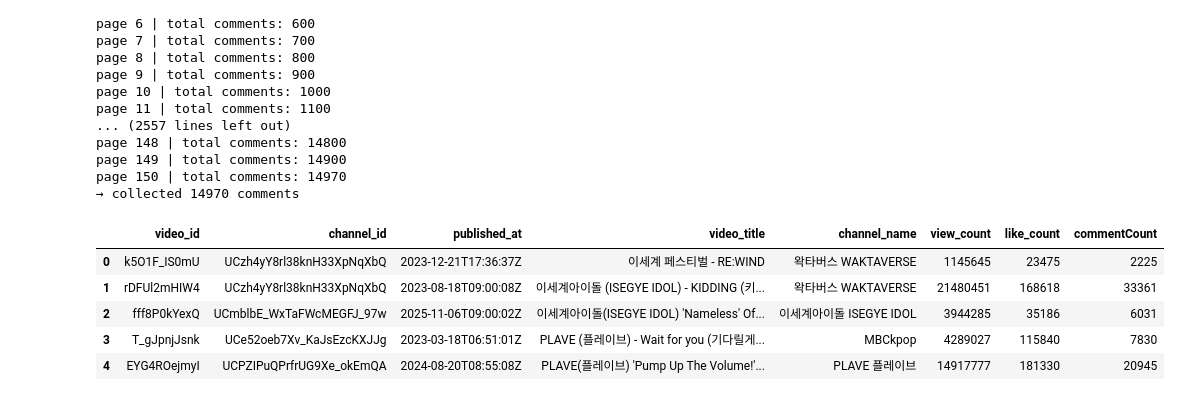
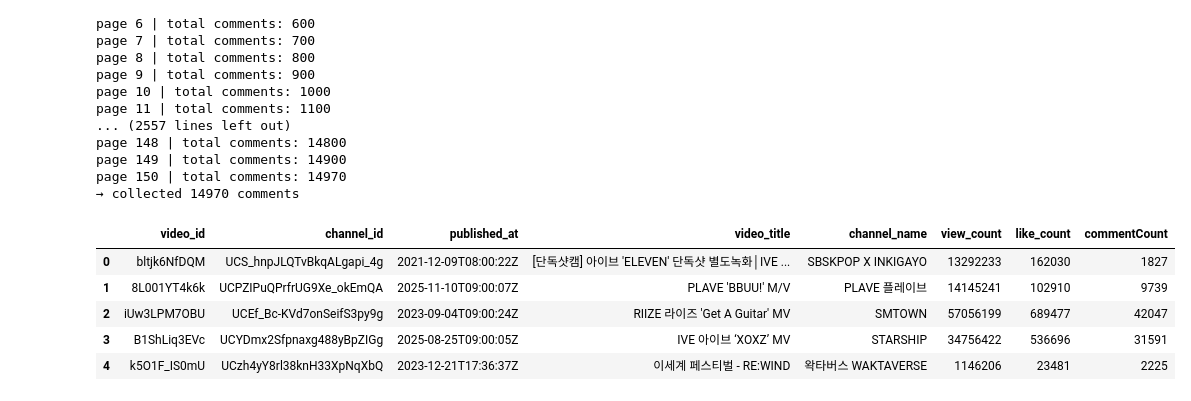
Before and after one commit to PotenUP3-DA-Team4/DA_AI_Jobs, a Jupyter notebook: chwonjae/notebooks/01_api_video_meta.ipynb, the cells around one changed output. Cells and saved outputs as stored; diff of their text form; code cells hidden in the pictures.

Commit message:
add and modify metadata missing video crawling

```diff
--- a/chwonjae/notebooks/01_api_video_meta.ipynb
+++ b/chwonjae/notebooks/01_api_video_meta.ipynb
@@ -35,19 +35,6 @@ driver
 driver.title
 # %% [output]
 'Rick Astley - Never Gonna Give You Up (Official Video) (4K Remaster) - YouTube'
-# %%
-item = data["items"][0]
-snippet = item["snippet"]
-statistics = item["statistics"]
-
-print(snippet)
-print(statistics)
-title = snippet["title"]
-view_count = statistics["viewCount"]
-like_count = statistics["likeCount"]
-
-print(view_count)
-print(like_count)
 # %%
 video_urls = [
     # 이세계 아이돌
@@ -61,7 +48,7 @@ video_urls = [
     "youtube.com/watch?si=y1keUKV5tnDV5V99&v=8L001YT4k6k&feature=youtu.be",
 
     # 아이브
-    "youtube.com/watch?si=y1keUKV5tnDV5V99&v=8L001YT4k6k&feature=youtu.be",
+    "https://www.youtube.com/watch?v=bltjk6NfDQM",
     "https://www.youtube.com/watch?si=1nYu7Hlvgl8eRGgQ&v=6ZUIwj3FgUY&feature=youtu.be",
     "https://www.youtube.com/watch?si=pA-RrdGj--kfVG_A&v=B1ShLiq3EVc&feature=youtu.be",
 
@@ -92,9 +80,14 @@ def extract_video_id(url: str) -> str | None:
 # %%
 
 url = "https://www.googleapis.com/youtube/v3/videos"
-video_ids = [extract_video_id(u) for u in video_urls]
+video_ids = [
+    extract_video_id(u) for u in video_urls
+    if extract_video_id(u) is not None
+]
+unique_video_ids = list(set(video_ids))
+
 data_list = []
-for i in video_ids:
+for i in unique_video_ids:
     params = {
 
         "part": "snippet,statistics",
@@ -142,3 +152,14 @@ data_list[0]
     'favoriteCount': '0',
     'commentCount': '2225'}}],
  'pageInfo': {'totalResults': 1, 'resultsPerPage': 1}}
+# %%
+video_ids_from_api = []
+
+for data in data_list:
+    items = data.get("items", [])
+    if not items:
+        print("NONE")
+        video_ids_from_api.append(None)  # ❗ 잘못된 ID
+    else:
+        print(items[0].get("id"))
+        video_ids_from_api.append(items[0].get("id"))
@@ -386,17 +419,17 @@ page 150 | total comments: 14970
 # %%
 import pandas as pd
 
-df_comments = pd.DataFrame(all_comments)
-df_comments.head()
+# df_comments = pd.DataFrame(all_comments)
+# df_comments.head()
 df_video = pd.DataFrame(video_list)
 df_video.head()
 # %% [output]
 |  | video_id | channel_id | published_at | video_title | channel_name | view_count | like_count | commentCount |
-| 0 | k5O1F_IS0mU | UCzh4yY8rl38knH33XpNqXbQ | 2023-12-21T17:36:37Z | 이세계 페스티벌 - RE:WIND | 왁타버스 WAKTAVERSE | 1145645 | 23475 | 2225 |
-| 1 | rDFUl2mHIW4 | UCzh4yY8rl38knH33XpNqXbQ | 2023-08-18T09:00:08Z | 이세계아이돌 (ISEGYE IDOL) - KIDDING (키... | 왁타버스 WAKTAVERSE | 21480451 | 168618 | 33361 |
-| 2 | fff8P0kYexQ | UCmblbE_WxTaFWcMEGFJ_97w | 2025-11-06T09:00:02Z | 이세계아이돌(ISEGYE IDOL) 'Nameless' Of... | 이세계아이돌 ISEGYE IDOL | 3944285 | 35186 | 6031 |
-| 3 | T_gJpnjJsnk | UCe52oeb7Xv_KaJsEzcKXJJg | 2023-03-18T06:51:01Z | PLAVE (플레이브) - Wait for you (기다릴게... | MBCkpop | 4289027 | 115840 | 7830 |
-| 4 | EYG4ROejmyI | UCPZIPuQPrfrUG9Xe_okEmQA | 2024-08-20T08:55:08Z | PLAVE(플레이브) 'Pump Up The Volume!'... | PLAVE 플레이브 | 14917777 | 181330 | 20945 |
+| 0 | bltjk6NfDQM | UCS_hnpJLQTvBkqALgapi_4g | 2021-12-09T08:00:22Z | [단독샷캠] 아이브 'ELEVEN' 단독샷 별도녹화│IVE ... | SBSKPOP X INKIGAYO | 13292233 | 162030 | 1827 |
+| 1 | 8L001YT4k6k | UCPZIPuQPrfrUG9Xe_okEmQA | 2025-11-10T09:00:07Z | PLAVE 'BBUU!' M/V | PLAVE 플레이브 | 14145241 | 102910 | 9739 |
+| 2 | iUw3LPM7OBU | UCEf_Bc-KVd7onSeifS3py9g | 2023-09-04T09:00:24Z | RIIZE 라이즈 'Get A Guitar' MV | SMTOWN | 57056199 | 689477 | 42047 |
+| 3 | B1ShLiq3EVc | UCYDmx2Sfpnaxg488yBpZIGg | 2025-08-25T09:00:05Z | IVE 아이브 ‘XOXZ’ MV | STARSHIP | 34756422 | 536696 | 31591 |
+| 4 | k5O1F_IS0mU | UCzh4yY8rl38knH33XpNqXbQ | 2023-12-21T17:36:37Z | 이세계 페스티벌 - RE:WIND | 왁타버스 WAKTAVERSE | 1146206 | 23481 | 2225 |
 # %%
 # 영상 메타데이터 저장
 df_video.to_csv(
```
Also changed, not shown: parts of 21 cells of this notebook, 2 other files.
